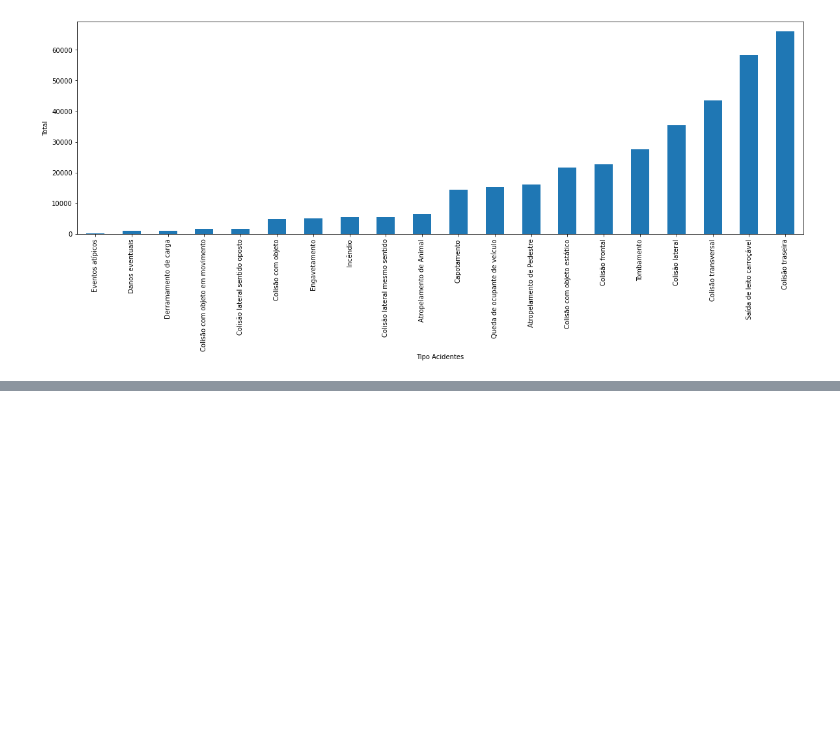
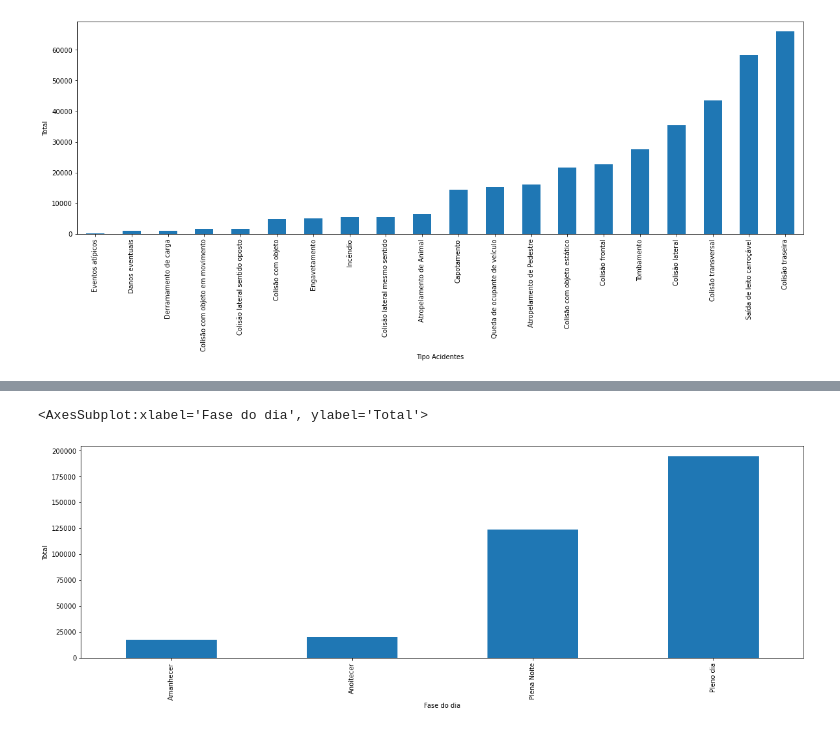
Before and after one commit to evelinemg/projetofinal, a Jupyter notebook: PandasTransformacao.ipynb, the cells around one changed output, grey strips where cells are left out. Cells and saved outputs as stored; diff of their text form; code cells hidden in the pictures; blank space fills up the shorter version.

```diff
--- a/PandasTransformacao.ipynb
+++ b/PandasTransformacao.ipynb
@@ -272,0 +307,5 @@ df1.groupby('tipo_acidente').id.count().sort_values().plot(kind='bar', figsize=(
+# %%
+df1.groupby('fase_dia').id.count().sort_values().plot(kind='bar', figsize=(20,6), xlabel= "Fase do dia",ylabel='Total' )
+# %% [output]
+<AxesSubplot:xlabel='Fase do dia', ylabel='Total'>
+[figure, added]
```
Also changed, not shown: parts of 6 cells of this notebook.
